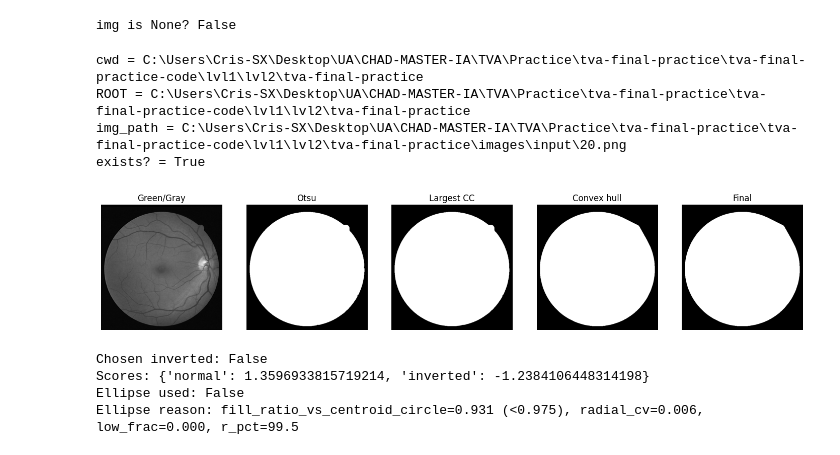
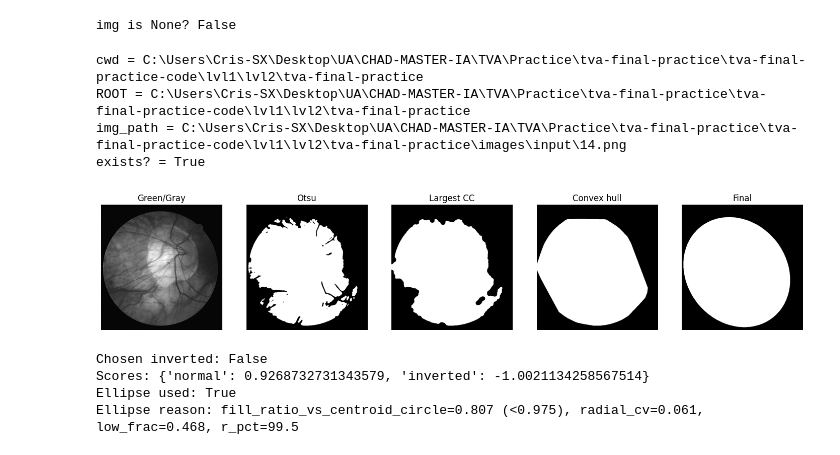
Before and after one commit to cacs2-ua/tva-final-practice, a Jupyter notebook: retina.ipynb, the cells around one changed output. Saved outputs shown, nothing was run; the diff lists cells and outputs as text; code cells hidden in the pictures.

```diff
--- a/retina.ipynb
+++ b/retina.ipynb
@@ -690,43 +690,43 @@ ROOT = find_project_root()  # <- keep this, DO NOT use .parent
 print("cwd =", Path.cwd().resolve())
 print("ROOT =", ROOT)
 
-img_path = ROOT / "images" / "input" / "20.png"
+img_path = ROOT / "images" / "input" / "14.png"
 print("img_path =", img_path)
 print("exists? =", img_path.exists())
 
 img = cv.imread(str(img_path), cv.IMREAD_UNCHANGED)
 if img is None:
     raise FileNotFoundError(f"OpenCV could not read: {img_path}")
 
 mask, dbg = compute_fov_mask(
     img,
     close_ksize=21,
     open_ksize=11,
     do_convex_hull=True,
     ellipse_mode="auto",
     ellipse_scale=1.01,
     return_debug=True
 )
 
 plt.figure(figsize=(18,4))
 plt.subplot(1,5,1); plt.title("Green/Gray");  plt.imshow(dbg.green_or_gray, cmap="gray"); plt.axis("off")
 plt.subplot(1,5,2); plt.title("Otsu");        plt.imshow(dbg.otsu, cmap="gray");          plt.axis("off")
 plt.subplot(1,5,3); plt.title("Largest CC");  plt.imshow(dbg.largest_cc, cmap="gray");    plt.axis("off")
 plt.subplot(1,5,4); plt.title("Convex hull"); plt.imshow(dbg.convex_hull, cmap="gray");   plt.axis("off")
 plt.subplot(1,5,5); plt.title("Final");       plt.imshow(mask, cmap="gray");              plt.axis("off")
 plt.show()
 
 print("Chosen inverted:", dbg.chosen_inverted)
 print("Scores:", dbg.scores)
 print("Ellipse used:", dbg.ellipse_used)
 print("Ellipse reason:", dbg.ellipse_reason)
 # %% [output]
 cwd = C:\Users\Cris-SX\Desktop\UA\CHAD-MASTER-IA\TVA\Practice\tva-final-practice\tva-final-practice-code\lvl1\lvl2\tva-final-practice
 ROOT = C:\Users\Cris-SX\Desktop\UA\CHAD-MASTER-IA\TVA\Practice\tva-final-practice\tva-final-practice-code\lvl1\lvl2\tva-final-practice
-img_path = C:\Users\Cris-SX\Desktop\UA\CHAD-MASTER-IA\TVA\Practice\tva-final-practice\tva-final-practice-code\lvl1\lvl2\tva-final-practice\images\input\20.png
+img_path = C:\Users\Cris-SX\Desktop\UA\CHAD-MASTER-IA\TVA\Practice\tva-final-practice\tva-final-practice-code\lvl1\lvl2\tva-final-practice\images\input\14.png
 exists? = True
-[figure, old version]
+[figure, new version]
 Chosen inverted: False
-Scores: {'normal': 1.3596933815719214, 'inverted': -1.2384106448314198}
-Ellipse used: False
-Ellipse reason: fill_ratio_vs_centroid_circle=0.931 (<0.975), radial_cv=0.006, low_frac=0.000, r_pct=99.5
+Scores: {'normal': 0.9268732731343579, 'inverted': -1.0021134258567514}
+Ellipse used: True
+Ellipse reason: fill_ratio_vs_centroid_circle=0.807 (<0.975), radial_cv=0.061, low_frac=0.468, r_pct=99.5
```
